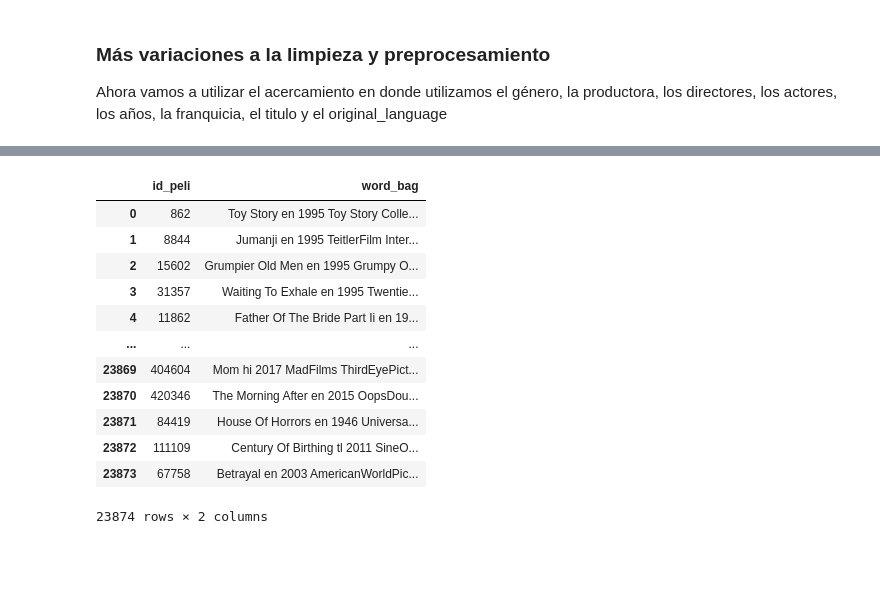
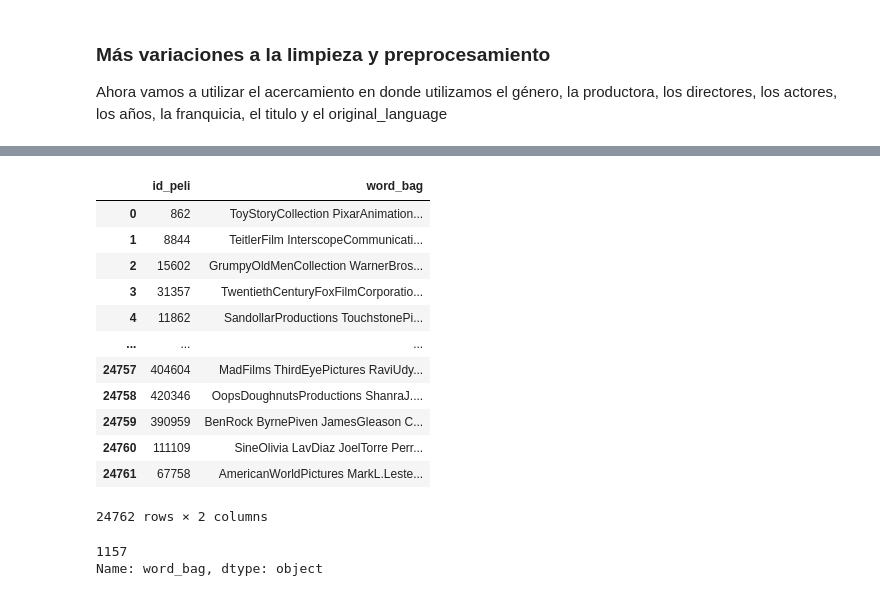
Before and after one commit to Tinmarian/PI1_MLOps_HENRY, a Jupyter notebook: Data_Cleansing.ipynb, the cells around one changed output, grey strips where cells are left out. Drawn from its saved outputs; the diff is of its cells as text; code cells hidden in the pictures; blank space fills up the shorter version.

Commit message:
Model Stage: preprocesing data

```diff
--- a/Data_Cleansing.ipynb
+++ b/Data_Cleansing.ipynb
@@ -613,5 +535,16 @@ Ahora vamos a utilizar el acercamiento en donde utilizamos el género, la produc
 # %%
-df = pd.read_csv('clean_data/movies_model.csv')[['id_peli',	'title', 'original_language', 'release_year', 'franquicia']]
+franq = pd.read_csv('clean_data/franquicias.csv')
+id_franq = pd.read_csv('clean_data/franq_movies.csv')
+franq = id_franq.merge(franq).drop('id_franq',axis=1)
+df = pd.read_csv('clean_data/movies.csv')
+df = df.merge(franq,how='left')
+lista = list(df[['title','vote_count','popularity','release_year']].sort_values(by=['vote_count','popularity','release_year'])[:len(df) - 36000].index)
+df = df.drop(lista)
+lista = list(df[['title','vote_count','popularity','release_year']][df.release_year < 1990].sort_values(by=['release_year']).index)
+df = df.drop(lista)
+df = df[['id_peli',	'title', 'original_language', 'release_year', 'franquicia']]
+df = df.reset_index(drop=True)
+
 genero = pd.read_csv('clean_data/generos.csv')
 id_genero = pd.read_csv('clean_data/gen_movies.csv')
 productora = pd.read_csv('clean_data/productoras.csv')
@@ -695,3 +612,6 @@ gen_df = pd.DataFrame(gen_list,columns=lista).set_index('id_peli')
 lista = ['id_peli']
 lista.extend(f'act_{i}' for i in range(306))
 act_df = pd.DataFrame(act_list,columns=lista).set_index('id_peli')
+
+act_df = act_df.iloc[:,:50]
+dir_df = dir_df.iloc[:,:20]
@@ -747,25 +704,30 @@ for i in dir_df.columns:
 # %%
-df = df.merge(prod_df.reset_index()).merge(dir_df.reset_index()).merge(act_df.reset_index())
-df['word_bag'] = df[df.columns[1]] + ' ' + df[df.columns[2]] + ' ' + df[df.columns[3]].astype(str) + ' ' + df[df.columns[4]].astype(str) + ' ' + df[df.columns[5]] + ' ' + df[df.columns[6]] + ' ' + df[df.columns[7]]
+df = df.merge(prod_df.reset_index(),how='left').merge(dir_df.reset_index(),how='left').merge(act_df.reset_index(),how='left')
+df['word_bag'] = df[df.columns[4]].astype(str).apply(lambda x: x.replace(' ','')) + ' ' + df[df.columns[5]].astype(str) + ' ' + df[df.columns[6]].astype(str) + ' ' + df[df.columns[7]].astype(str)
 df['word_bag'] = df.word_bag.astype(str)
-df['word_bag'] = df.word_bag.apply(lambda x: x.replace(' nan',''))
+df['word_bag'] = df.word_bag.apply(lambda x: x.replace('nan',''))
 for i in df.columns:
     if i not in ['word_bag','id_peli']:
         df.drop(i,axis=1,inplace=True)
 df
 # %% [output]
 |  | id_peli | word_bag |
-| 0 | 862 | Toy Story en 1995 Toy Story Colle... |
-| 1 | 8844 | Jumanji en 1995 TeitlerFilm Inter... |
-| 2 | 15602 | Grumpier Old Men en 1995 Grumpy O... |
-| 3 | 31357 | Waiting To Exhale en 1995 Twentie... |
-| 4 | 11862 | Father Of The Bride Part Ii en 19... |
+| 0 | 862 | ToyStoryCollection PixarAnimation... |
+| 1 | 8844 | TeitlerFilm InterscopeCommunicati... |
+| 2 | 15602 | GrumpyOldMenCollection WarnerBros... |
+| 3 | 31357 | TwentiethCenturyFoxFilmCorporatio... |
+| 4 | 11862 | SandollarProductions TouchstonePi... |
 | ... | ... | ... |
-| 23869 | 404604 | Mom hi 2017 MadFilms ThirdEyePict... |
-| 23870 | 420346 | The Morning After en 2015 OopsDou... |
-| 23871 | 84419 | House Of Horrors en 1946 Universa... |
-| 23872 | 111109 | Century Of Birthing tl 2011 SineO... |
-| 23873 | 67758 | Betrayal en 2003 AmericanWorldPic... |
+| 24757 | 404604 | MadFilms ThirdEyePictures RaviUdy... |
+| 24758 | 420346 | OopsDoughnutsProductions ShanraJ.... |
+| 24759 | 390959 | BenRock ByrnePiven JamesGleason C... |
+| 24760 | 111109 | SineOlivia LavDiaz JoelTorre Perr... |
+| 24761 | 67758 | AmericanWorldPictures MarkL.Leste... |
-23874 rows × 2 columns
+24762 rows × 2 columns
+# %%
+df[1157:1158].word_bag
+# %% [output]
+1157
+Name: word_bag, dtype: object
 # %%
 df.to_csv('clean_data/movies_model.csv',index=False)
```
Also changed, not shown: parts of 16 cells of this notebook, 2 other files.
